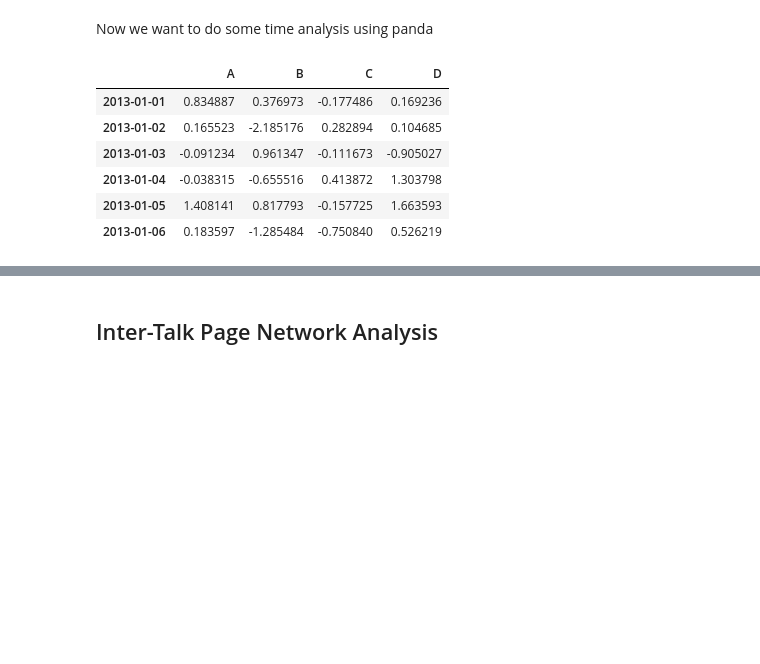
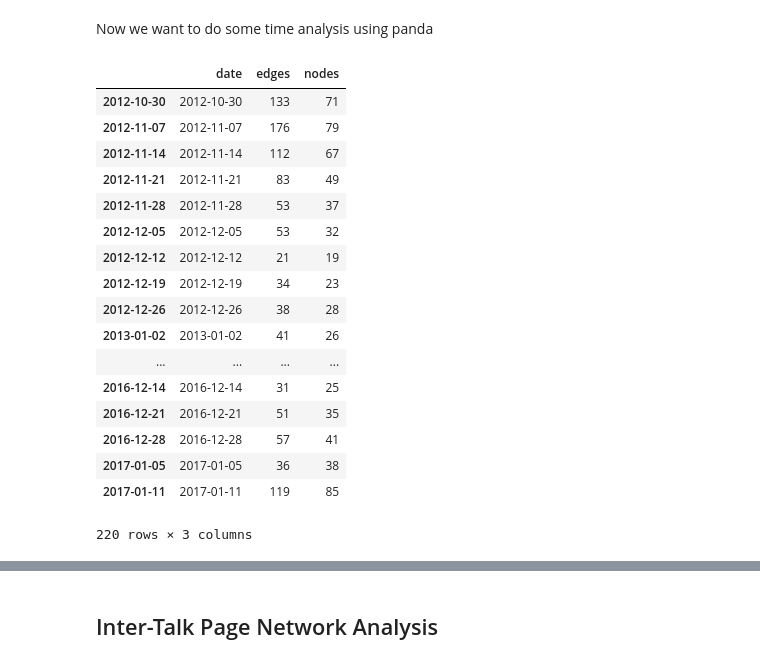
Before and after one commit to totucuong/wikidata, a Jupyter notebook: python/wikidatanetworkanalysis.ipynb, the cells around one changed output, grey strips where cells are left out. Saved outputs shown, nothing was run; the diff lists cells and outputs as text; code cells hidden in the pictures; blank space fills up the shorter version.

```diff
--- a/python/wikidatanetworkanalysis.ipynb
+++ b/python/wikidatanetworkanalysis.ipynb
@@ -7,20 +7,28 @@ import numpy as np
 import matplotlib.pyplot as plt
 
 
+def extractTime(line, delim):
+    v = line.split(delim)
+    return v[2]
 
 def createGraph(pathtographfile, delim):
     f = open(pathtographfile, 'r')
     edge_to_weight = {}
+    count = 0
+    firstDate = None
     for line in f:
         key = line.rstrip()
+        if count == 0:
+            firstDate = extractTime(key,delim)
+            count += 1
         if key in edge_to_weight:
             edge_to_weight[key] += 1
         else:
             edge_to_weight[key] = 1
-    G = nx.DiGraph()
+    G = nx.DiGraph(firstDate=firstDate)
     for (e,w) in edge_to_weight.items():
         v = e.split(delim)
-        G.add_edge(v[0], v[1], weight=w)
+        G.add_edge(v[0], v[1], weight=w, time=v[2])
     return G
 
 def computeAndPlotDegreeStats(G):
@@ -346,11 +354,15 @@ def buildTimeSeries(graphs):
     # print(timeSeries['#nodes'])
     numberOfNodes = []
     numberOfEdges = []
+    dates = []
     for i in range(0, 220):
         numberOfNodes.append(graphs[i].number_of_nodes())
         numberOfEdges.append(graphs[i].number_of_edges())
-    timeSeries['#nodes'] = numberOfNodes
-    timeSeries['#edges'] = numberOfEdges
+        dates.append(graphs[i].graph['firstDate'])
+
+    timeSeries['nodes'] = numberOfNodes
+    timeSeries['edges'] = numberOfEdges
+    timeSeries['date'] = dates
     return timeSeries
 
 def saveTimeSeries(filePath, timeSeries):
@@ -370,23 +382,37 @@ def buildWeeklyGraphs(prefix, weeks):
 
 # read in weekly graphs
 graphs = buildWeeklyGraphs("../data/wtp-networks/wtpnetwork_timestamp.csv_",220)
-saveTimeSeries("../data/wtp-networks/wtp-timeSeries",buildTimeSeries(graphs))
+timeSeries = buildTimeSeries(graphs)
+saveTimeSeries("../data/wtp-networks/wtp-timeSeries",timeSeries)
 # %% [markdown]
 Now we want to do some time analysis using panda
 # %%
 import pandas as pd
 import numpy as np
 import matplotlib.pyplot as plt
 
-s = pd.Series([1,3,5,np.nan,6,8])
-dates = pd.date_range('20130101', periods=6)
+# s = pd.Series([1,3,5,np.nan,6,8])
+# dates = pd.date_range('20130101', periods=6)
 # df = pd.DataFrame(np.random.randn(6,2), index=dates, columns=['#nodes', '#edges'])
+df = pd.DataFrame(timeSeries, index=timeSeries['date'],)
 df
+# df.describe()
 # %% [output]
-|  | A | B | C | D |
-| 2013-01-01 | 0.834887 | 0.376973 | -0.177486 | 0.169236 |
-| 2013-01-02 | 0.165523 | -2.185176 | 0.282894 | 0.104685 |
-| 2013-01-03 | -0.091234 | 0.961347 | -0.111673 | -0.905027 |
-| 2013-01-04 | -0.038315 | -0.655516 | 0.413872 | 1.303798 |
-| 2013-01-05 | 1.408141 | 0.817793 | -0.157725 | 1.663593 |
-| 2013-01-06 | 0.183597 | -1.285484 | -0.750840 | 0.526219 |
+|  | date | edges | nodes |
+| 2012-10-30 | 2012-10-30 | 133 | 71 |
+| 2012-11-07 | 2012-11-07 | 176 | 79 |
+| 2012-11-14 | 2012-11-14 | 112 | 67 |
+| 2012-11-21 | 2012-11-21 | 83 | 49 |
+| 2012-11-28 | 2012-11-28 | 53 | 37 |
+| 2012-12-05 | 2012-12-05 | 53 | 32 |
+| 2012-12-12 | 2012-12-12 | 21 | 19 |
+| 2012-12-19 | 2012-12-19 | 34 | 23 |
+| 2012-12-26 | 2012-12-26 | 38 | 28 |
+| 2013-01-02 | 2013-01-02 | 41 | 26 |
+| ... | ... | ... | ... |
+| 2016-12-14 | 2016-12-14 | 31 | 25 |
+| 2016-12-21 | 2016-12-21 | 51 | 35 |
+| 2016-12-28 | 2016-12-28 | 57 | 41 |
+| 2017-01-05 | 2017-01-05 | 36 | 38 |
+| 2017-01-11 | 2017-01-11 | 119 | 85 |
+220 rows × 3 columns
```
Also changed, not shown: parts of 3 cells of this notebook.
